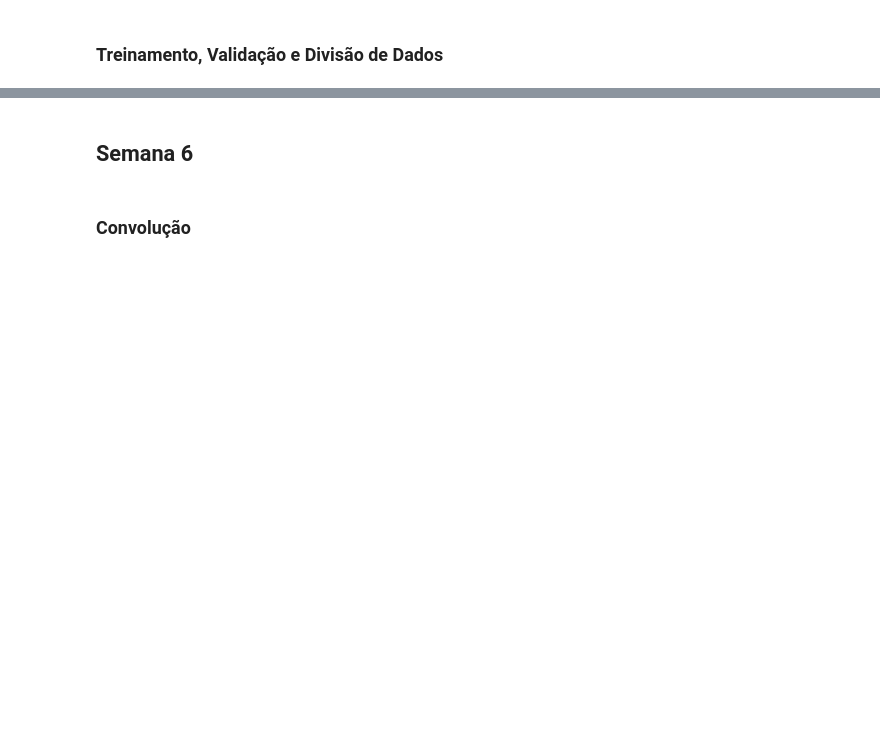
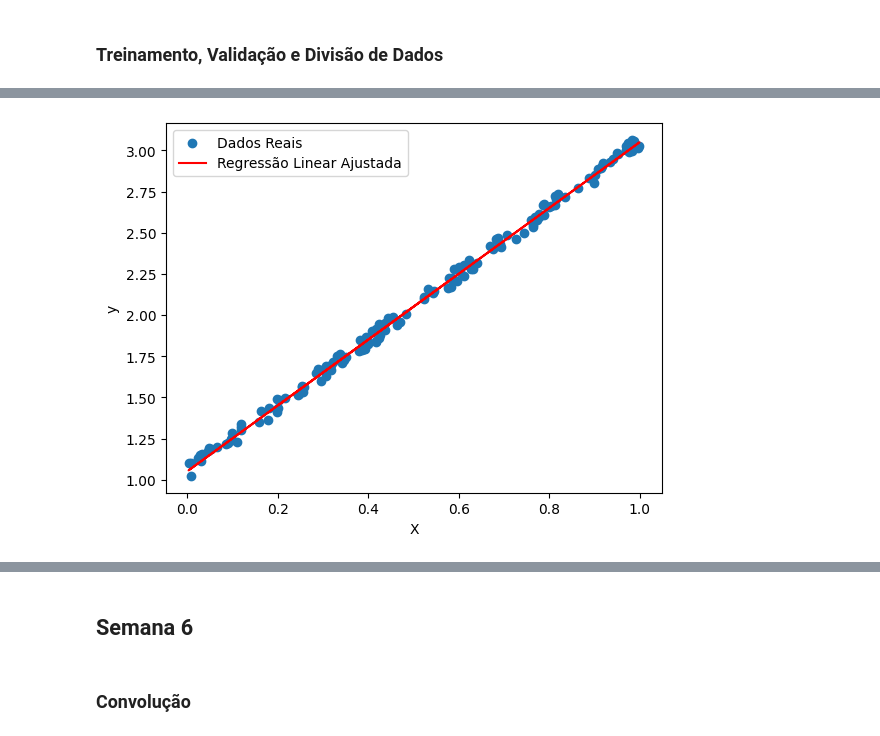
Before and after one commit to k3ybladewielder/deep_learning, a Jupyter notebook: deep_nn_pytorch/deep_nn_pytorch.ipynb, the cells around one changed output, grey strips where cells are left out. Cells and saved outputs as stored; diff of their text form; code cells hidden in the pictures; blank space fills up the shorter version.

```diff
--- a/deep_nn_pytorch/deep_nn_pytorch.ipynb
+++ b/deep_nn_pytorch/deep_nn_pytorch.ipynb
@@ -252,2 +741,98 @@ Os tensores 3D são frequentemente encontrados em problemas de visão computacio
 # %% [markdown]
 ### Treinamento, Validação e Divisão de Dados
+# %%
+import torch
+import torch.nn as nn
+import torch.optim as optim
+from torch.utils.data import DataLoader, TensorDataset
+from sklearn.model_selection import train_test_split
+import matplotlib.pyplot as plt
+
+# Criando dados fictícios
+torch.manual_seed(42)
+X = torch.rand(1000, 1)  # Feature unidimensional
+y = 2 * X + 1 + 0.1 * torch.rand(1000, 1)  # Regressão linear com ruído
+
+# Dividindo os dados em treino, validação e teste
+X_train, X_temp, y_train, y_temp = train_test_split(X, y, test_size=0.3, random_state=42)
+X_val, X_test, y_val, y_test = train_test_split(X_temp, y_temp, test_size=0.5, random_state=42)
+
+# Convertendo para tensores
+X_train, y_train = torch.tensor(X_train, dtype=torch.float32), torch.tensor(y_train, dtype=torch.float32)
+X_val, y_val = torch.tensor(X_val, dtype=torch.float32), torch.tensor(y_val, dtype=torch.float32)
+X_test, y_test = torch.tensor(X_test, dtype=torch.float32), torch.tensor(y_test, dtype=torch.float32)
+
+# Criando conjuntos de dados PyTorch
+train_dataset = TensorDataset(X_train, y_train)
+val_dataset = TensorDataset(X_val, y_val)
+test_dataset = TensorDataset(X_test, y_test)
+
+# Criando DataLoader para treino, validação e teste
+batch_size = 32
+train_loader = DataLoader(train_dataset, batch_size=batch_size, shuffle=True)
+val_loader = DataLoader(val_dataset, batch_size=batch_size)
+test_loader = DataLoader(test_dataset, batch_size=batch_size)
+
+# Definindo um modelo de regressão linear simples
+class LinearRegressionModel(nn.Module):
+    def __init__(self):
+        super(LinearRegressionModel, self).__init__()
+        self.linear = nn.Linear(1, 1)
+
+    def forward(self, x):
+        return self.linear(x)
+
+# Criando uma instância do modelo
+model = LinearRegressionModel()
+
+# Definindo a função de perda e o otimizador
+criterion = nn.MSELoss()
+optimizer = optim.SGD(model.parameters(), lr=0.01)
+
+# Treinando o modelo
+num_epochs = 500
+train_losses, val_losses = [], []
+
+for epoch in range(num_epochs):
+    model.train()  # Modo de treino
+    for inputs, labels in train_loader:
+        optimizer.zero_grad()
+        outputs = model(inputs)
+        loss = criterion(outputs, labels)
+        loss.backward()
+        optimizer.step()
+
+    # Calculando a perda no conjunto de treino
+    model.eval()  # Modo de avaliação
+    with torch.no_grad():
+        total_val_loss = 0
+        for inputs_val, labels_val in val_loader:
+            outputs_val = model(inputs_val)
+            val_loss = criterion(outputs_val, labels_val)
+            total_val_loss += val_loss.item()
+
+    average_val_loss = total_val_loss / len(val_loader)
+    val_losses.append(average_val_loss)
+
+    print(f'Época [{epoch + 1}/{num_epochs}], Perda de Treino: {loss.item():.4f}, Perda de Validação: {average_val_loss:.4f}')
+
+# Testando o modelo
+model.eval()  # Modo de avaliação
+with torch.no_grad():
+    total_test_loss = 0
+    for inputs_test, labels_test in test_loader:
+        outputs_test = model(inputs_test)
+        test_loss = criterion(outputs_test, labels_test)
+        total_test_loss += test_loss.item()
+
+average_test_loss = total_test_loss / len(test_loader)
+print(f'Perda no Conjunto de Teste: {average_test_loss:.4f}')
+
+# Visualizando os resultados
+plt.scatter(X_test, y_test, label='Dados Reais')
+plt.plot(X_test, model(X_test).detach().numpy(), color='red', label='Regressão Linear Ajustada')
+plt.xlabel('X')
+plt.ylabel('y')
+plt.legend()
+plt.show()
+# %% [output]
@@ -253,0 +856 @@ Os tensores 3D são frequentemente encontrados em problemas de visão computacio
+[figure, added]
```
Also changed, not shown: parts of 36 cells of this notebook, 2 other files.
